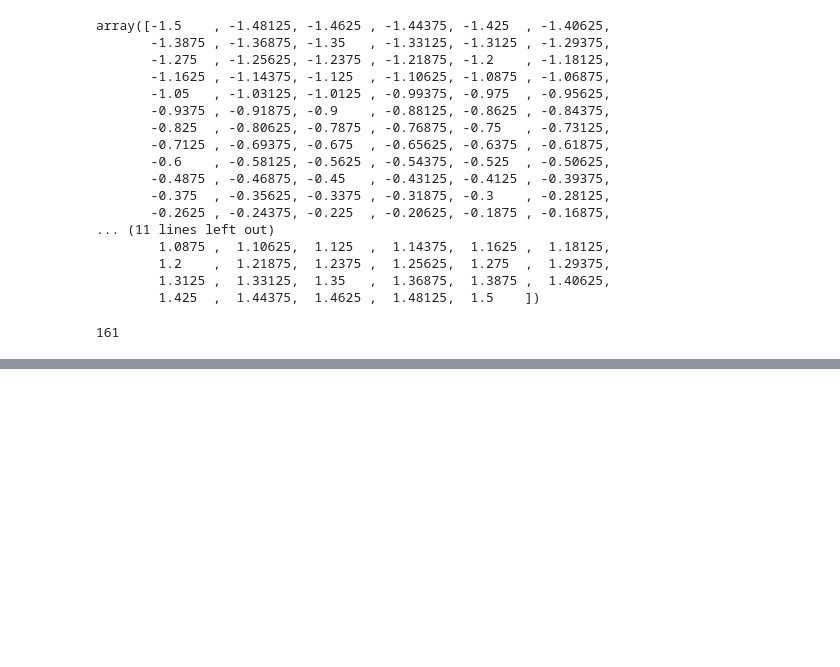
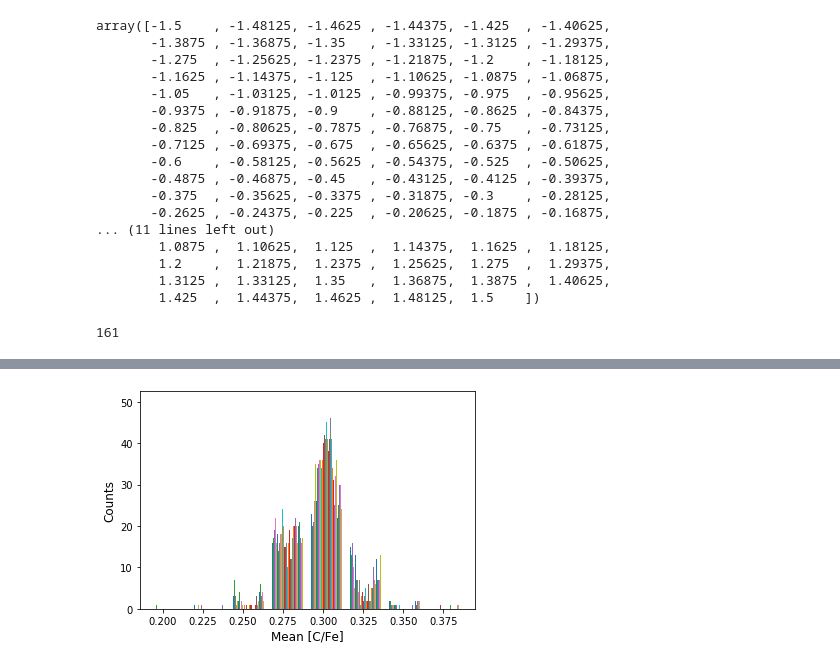
Before and after one commit to oeur/GSR, a Jupyter notebook: contplot.ipynb, the cells around one changed output, grey strips where cells are left out. Saved outputs shown, nothing was run; the diff lists cells and outputs as text; code cells hidden in the pictures; blank space fills up the shorter version.

```diff
--- a/contplot.ipynb
+++ b/contplot.ipynb
@@ -395,0 +404,13 @@ plt.show()
+# %%
+feh = part['star'].prop('metallicity.fe')
+cfe = part['star'].prop('metallicity.c - metallicity.fe')
+nfe = part['star'].prop('metallicity.n - metallicity.fe')
+ofe = nfe = part['star'].prop('metallicity.o - metallicity.fe')
+mgfe = part['star'].prop('metallicity.mg - metallicity.fe')
+sife = part['star'].prop('metallicity.si - metallicity.fe')
+# %%
+cfe_don = cfe[keep_donut]
+nfe_don = nfe[keep_donut]
+ofe_don = ofe[keep_donut]
+mgfe_don = mgfe[keep_donut]
+sife_don = sife[keep_donut]
@@ -395,0 +421,2 @@ plt.show()
+# %%
+cfe_don_mean, xedges1, yedges1, binnumber1 = stats.binned_statistic_2d(vz_don, z_don, cfe_don, 'mean', range=[[-80, 80], [-1.5, 1.5]], bins=bins)
@@ -395,0 +441,7 @@ plt.show()
+# %%
+plt.hist(cfe_don_mean, bins=8)
+plt.xlabel('Mean [C/Fe]', fontsize=12)
+plt.ylabel('Counts', fontsize=12)
+plt.show()
+# %% [output]
+[figure, added]
```
Also changed, not shown: parts of 22 cells of this notebook.
